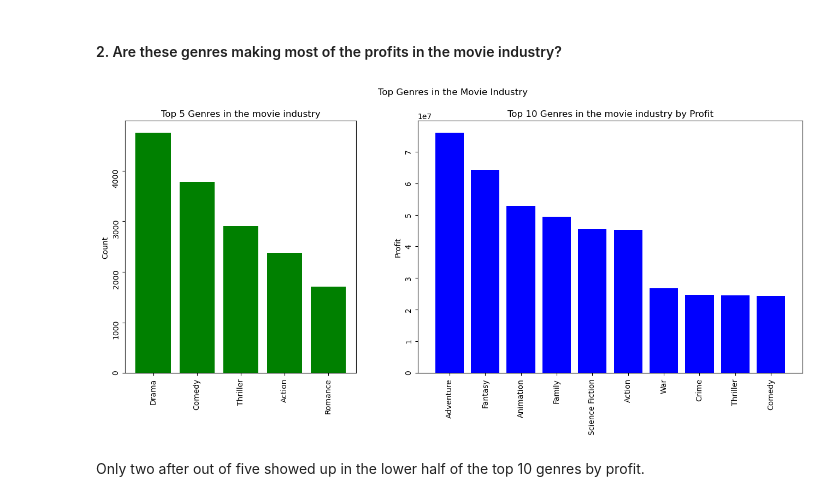
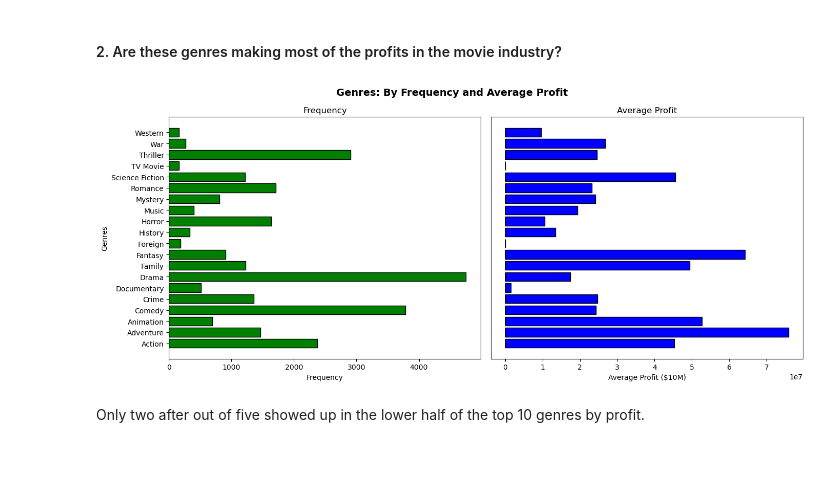
Before and after one commit to faroukkbello/Investigate-a-Dataset, a Jupyter notebook: Investigate_a_Dataset.ipynb, the cells around one changed output. Saved outputs shown, nothing was run; the diff lists cells and outputs as text; code cells hidden in the pictures; blank space fills up the shorter version.

```diff
--- a/Investigate_a_Dataset.ipynb
+++ b/Investigate_a_Dataset.ipynb
@@ -368,11 +368,17 @@ Western             164
 TV Movie            162
 Name: genre, dtype: int64
 # %%
-# Plot the first five on a bar chart
-top_5_genres = tmdb_data.genre.value_counts().nlargest(5)
+# Plot the genre distribution on a horizontal bar chart
+genres_by_freq = tmdb_data.genre.value_counts().sort_index()
 
-top_5_genres.plot(
-    kind='bar',
+genres_by_freq.plot(
+    kind='barh',
     color='green',
-    title='Top 5 Genres in the Dataset');
+    edgecolor='black',
+    figsize=[14, 6],
+    rot=0,
+    width=0.8,
+    title='Distribution of Genres in the Dataset')
+plt.xlabel('Frequency')
+plt.ylabel('Genres');
 # %% [output]
@@ -393,34 +400,36 @@ Romance
 # %%
 # First, I need to calculate the profit for each record
 # Record Profit = Record Revenue - Record Budget
 tmdb_data['profit'] = tmdb_data['revenue'] - tmdb_data['budget']
 
 # Then calculate the average profit per genre
-# And get the top 10 genres by profit
-top_10_genres_by_profit = tmdb_data.groupby('genre').profit.mean().nlargest(10)
+genres_by_profit = tmdb_data.groupby('genre').profit.mean()
 
 # Now display two bar charts:
-# 1. Showing the top 5 genres in the movie industry
-# 2. Showing the top 5 genres in the movie industry by profit
-fig, (ax1, ax2) = plt.subplots(1, 2, figsize=(16, 6), width_ratios=[1.5, 2.5])
+# 1. Showing the genres by frequency in the movie industry
+# 2. Showing the genres by profit in the movie industry
+fig, (ax1, ax2) = plt.subplots(1, 2, figsize=(14, 6))
 
-fig.suptitle('Top Genres in the Movie Industry')
+fig.suptitle('Genres: By Frequency and Average Profit', weight='bold', fontsize=14)
 
 # First chart
-ax1.bar(top_5_genres.index, top_5_genres.values, color='green')
-ax1.set_title('Top 5 Genres in the movie industry')
-ax1.tick_params(labelrotation=90)
-ax1.set_ylabel('Count')
+ax1.barh(genres_by_freq.index, genres_by_freq.values, color='green', edgecolor='black')
+ax1.set_title('Frequency')
+ax1.set_xlabel('Frequency')
+ax1.set_ylabel('Genres')
 
 # Second chart
-ax2.bar(top_10_genres_by_profit.index, top_10_genres_by_profit.values, color='blue')
-ax2.set_title('Top 10 Genres in the movie industry by Profit')
-ax2.tick_params(labelrotation=90)
-ax2.set_ylabel('Profit')
+ax2.barh(genres_by_profit.index, genres_by_profit.values, color='blue', edgecolor='black')
+ax2.set_title('Average Profit')
+ax2.set_xlabel('Average Profit ($10M)')
+# Remove tick labels since they share the same genres
+ax2.set_yticks([])
+ax2.set_yticklabels([])
+ax2.set_ylabel('')
 
-plt.show()
+plt.tight_layout();
 # %% [output]
-[figure, old version]
+[figure, new version]
 # %% [markdown]
 Only two after out of five showed up in the lower half of the top 10 genres by profit.
 # %% [markdown]
```
Also changed, not shown: parts of 5 cells of this notebook, 1 other file.
